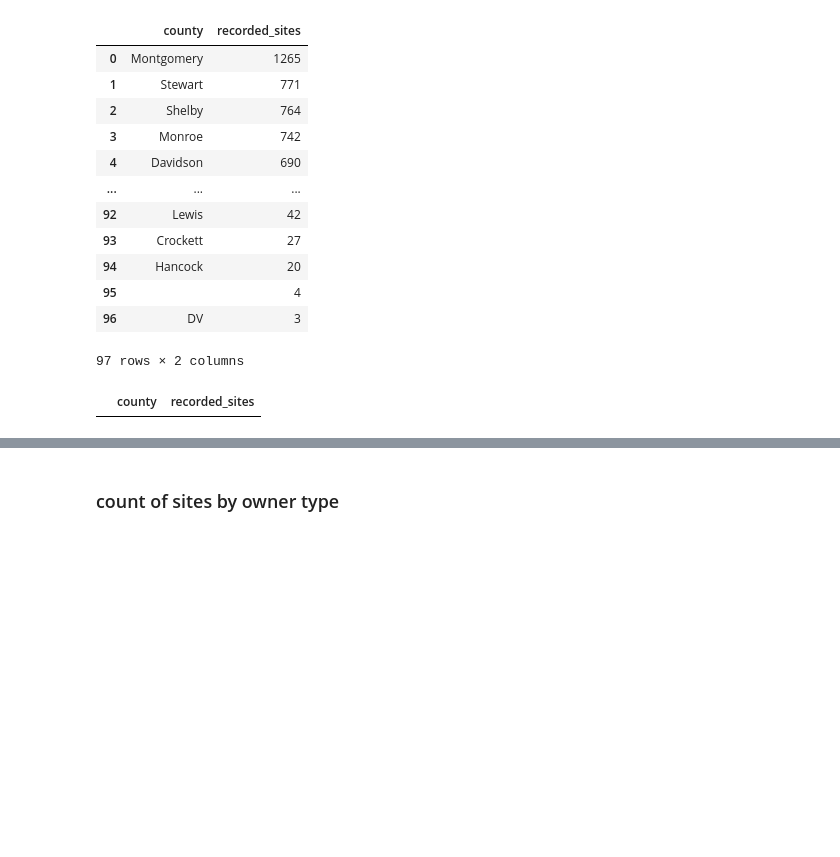
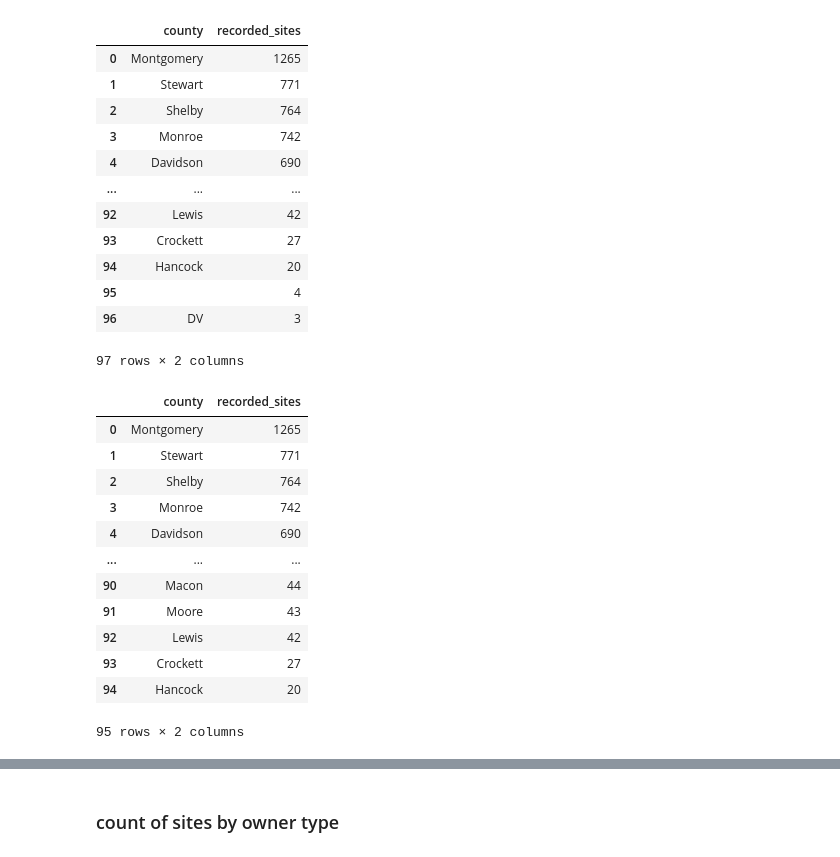
Before and after one commit to Tara-Nicole-Data/archaeological-sites-and-tourism-economic-impact, a Jupyter notebook: notebooks/Sites-Analysis.ipynb, the cells around one changed output, grey strips where cells are left out. Drawn from its saved outputs; the diff is of its cells as text; code cells hidden in the pictures; blank space fills up the shorter version.

```diff
--- a/notebooks/Sites-Analysis.ipynb
+++ b/notebooks/Sites-Analysis.ipynb
@@ -94,8 +80,20 @@ counties
 | 95 |  | 4 |
 | 96 | DV | 3 |
 97 rows × 2 columns
-# %%
-counties_2 = counties[counties["county"].str.contains("DV| ") == False]
-counties_2
-# %% [output]
-|  | county | recorded_sites |
+# %%
+counties_2 = counties.drop(index=[95,96], axis=0)
+counties_2
+# %% [output]
+|  | county | recorded_sites |
+| 0 | Montgomery | 1265 |
+| 1 | Stewart | 771 |
+| 2 | Shelby | 764 |
+| 3 | Monroe | 742 |
+| 4 | Davidson | 690 |
+| ... | ... | ... |
+| 90 | Macon | 44 |
+| 91 | Moore | 43 |
+| 92 | Lewis | 42 |
+| 93 | Crockett | 27 |
+| 94 | Hancock | 20 |
+95 rows × 2 columns
```
Also changed, not shown: parts of 44 cells of this notebook, 2 other files.
